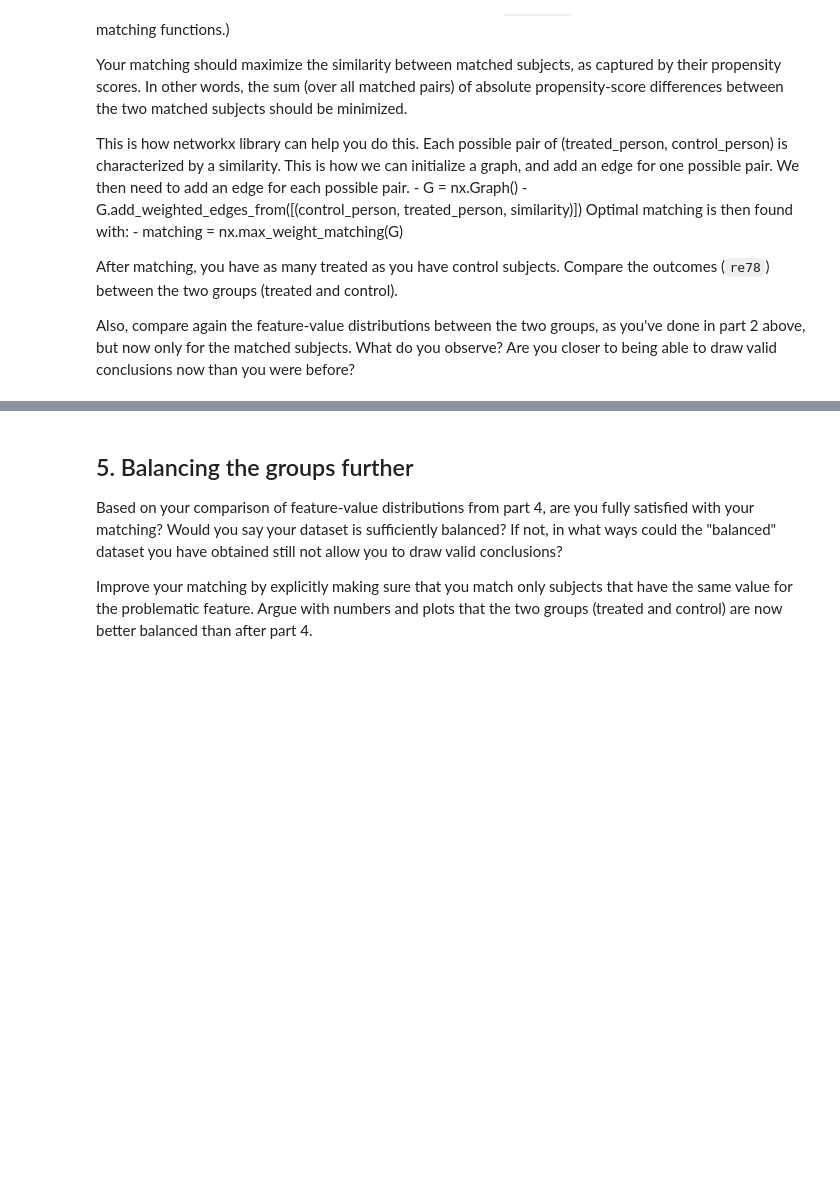
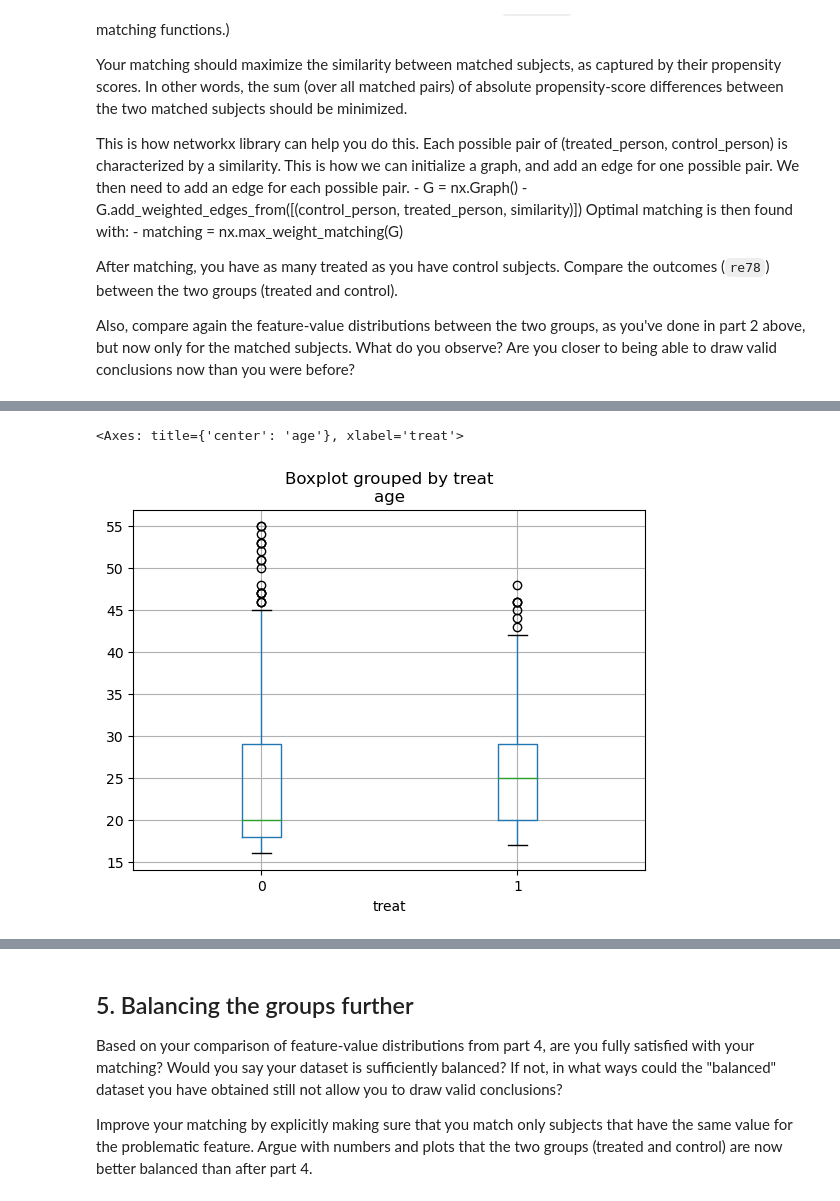
Before and after one commit to Dustmamat/AppliedDataAnalysis, a Jupyter notebook: Exercises/05 - Causal analysis of observational data/Observational studies exercise-mysolution.ipynb, the cells around one changed output, grey strips where cells are left out. Cells and saved outputs as stored; diff of their text form; code cells hidden in the pictures; blank space fills up the shorter version.

```diff
--- a/Exercises/05 - Causal analysis of observational data/Observational studies exercise-mysolution.ipynb
+++ b/Exercises/05 - Causal analysis of observational data/Observational studies exercise-mysolution.ipynb
@@ -291,0 +326,5 @@ G = nx.Graph()
+# %%
+balanced_df_1.boxplot(by = 'treat', column = 'age', grid = True)
+# %% [output]
+<Axes: title={'center': 'age'}, xlabel='treat'>
+[figure, added]
```
Also changed, not shown: parts of 25 cells of this notebook.
